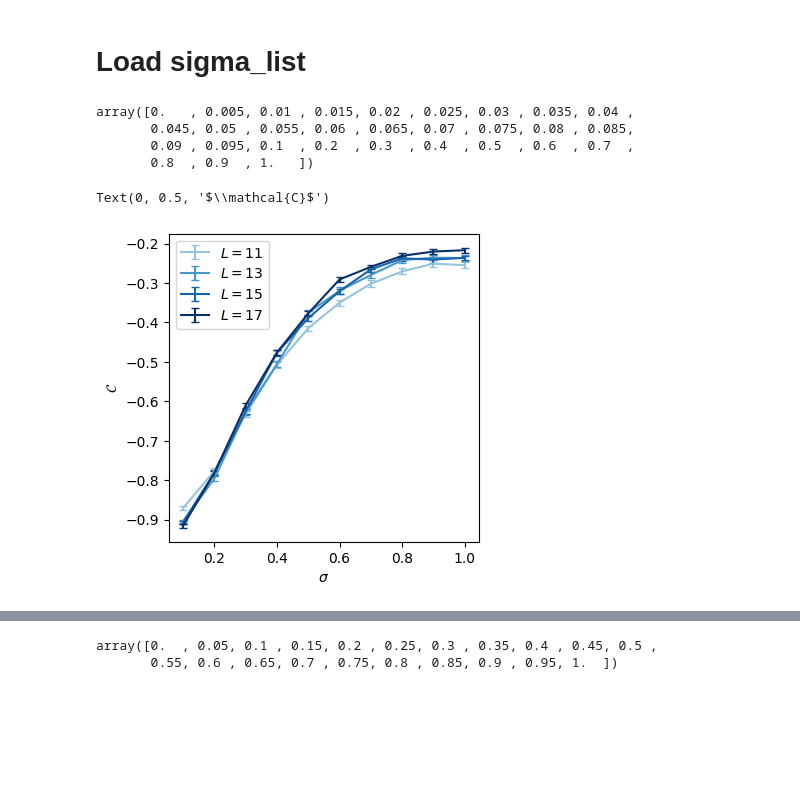
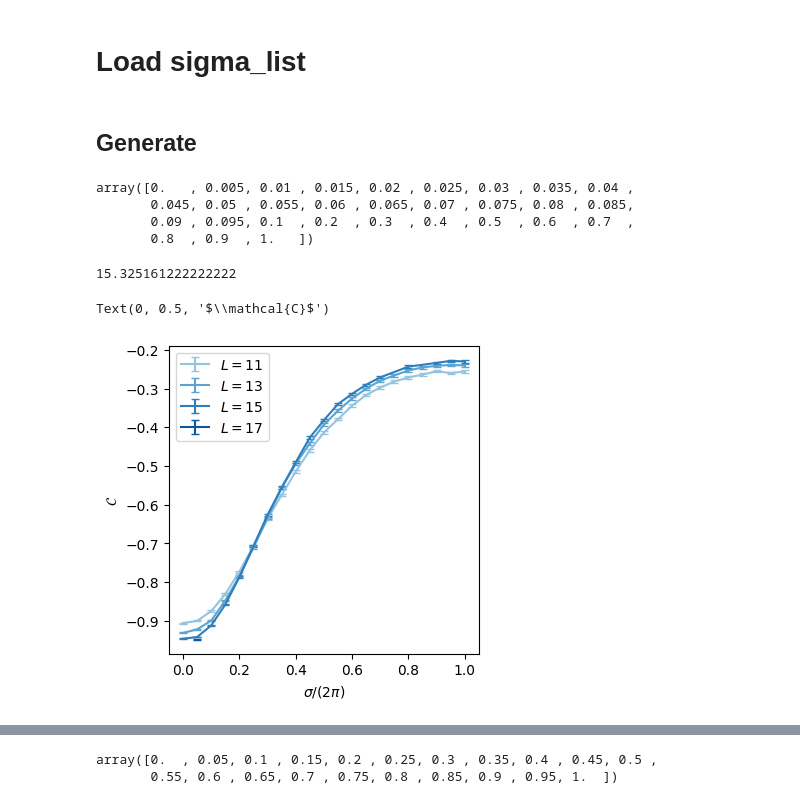
Before and after one commit to hainingpan/GTN, a Jupyter notebook: plot_pytorch.ipynb, the cells around one changed output, grey strips where cells are left out. Cells and saved outputs as stored; diff of their text form; code cells hidden in the pictures; blank space fills up the shorter version.

Commit message:
update plot_pytorch

```diff
--- a/plot_pytorch.ipynb
+++ b/plot_pytorch.ipynb
@@ -21,7 +21,7 @@ from data_collapse import *
 # %% [markdown]
 # Generate
 # %%
-L_list=range(11,21,2)
+L_list=range(11,23,2)
 params_list=[
 ({'es':'50','sigma':0},{'L':L_list,'nshell':[2,],'mu': np.unique(np.round(np.hstack([np.linspace(1.1,2.1,11),np.linspace(1.1,1.6,11)]),2)) }),
 ({'es':'50','sigma':0},{'L':L_list,'nshell':[3,],'mu': np.unique(np.round(np.hstack([np.linspace(1.1,2.1,11),np.linspace(1.3,1.8,11)]),2)) }),
@@ -60,5 +62,5 @@ array([1.1 , 1.15, 1.2 , 1.25, 1.3 , 1.35, 1.4 , 1.45, 1.5 , 1.55, 1.6 ,
 # %%
-L_list=range(11,21,2)
+L_list=range(11,25,2)
 params_list=[
 ({'es':'50','sigma':0},{'L':L_list,'nshell':[2,3,4,5],'mu':np.linspace(1.1,2.1,21)}),
 # ({'es':'50',},{'L':L_list,'nshell':[2,3,4,5],'mu':np.round( np.hstack([np.linspace(1.1,2.1,11),np.linspace(2.2,2.8,4)]) ,2)}),
@@ -299,6 +345,28 @@ array([0.005, 0.01 , 0.015, 0.02 , 0.025, 0.03 , 0.035, 0.04 , 0.045,
        0.9  , 1.   ])
 # %% [markdown]
 # Load sigma_list
+# %% [markdown]
+## Generate
+# %%
+L_list=range(11,19,2)
+params_list=[
+# ({'es':'250','sigma':0},{'L':L_list,'nshell':[2,],'mu': np.unique(np.round(np.hstack([np.linspace(1.1,2.1,11),np.linspace(1.1,1.6,11)]),2)) }),
+({'es':'250','nshell':2,'mu':1},{'L':L_list,'sigma':np.linspace(0,1,21)}),
+]
+for fixed_params,vary_params in params_list:
+    data_0_dict=generate_params(
+        fixed_params=fixed_params,
+        vary_params=vary_params,
+        fn_template='class_A_2D_L{L}_nshell{nshell}_mu{mu:.2f}_sigma{sigma:.3f}_es{es}_seed0_SE.pt',
+        fn_dir_template='.',
+        input_params_template='{L} {mu:.2f} {nshell} {sigma:.3f}',
+        load_data=load_torch_pt,
+        filename="params.txt",
+        filelist=None,
+        load=False,
+        data_dict=None,
+        data_dict_file=None,
+    )
 # %%
 np.round(np.unique(np.hstack([np.linspace(0,0.1,21), np.linspace(0,1,11)[2:]])),3)
 # %% [output]
@@ -306,17 +374,23 @@ array([0.   , 0.005, 0.01 , 0.015, 0.02 , 0.025, 0.03 , 0.035, 0.04 ,
        0.045, 0.05 , 0.055, 0.06 , 0.065, 0.07 , 0.075, 0.08 , 0.085,
        0.09 , 0.095, 0.1  , 0.2  , 0.3  , 0.4  , 0.5  , 0.6  , 0.7  ,
        0.8  , 0.9  , 1.   ])
+# %%
+13792.6451/3600*4
+# %% [output]
+15.325161222222222
 # %%
-L_list=range(11,19,2)
+L_list=range(11,21,2)
 params_list=[
 # ({'es':'50','nshell':2,'mu':1},{'L':L_list,'sigma':np.round(np.unique(np.hstack([np.linspace(0,0.1,21), np.linspace(0,1,11)[2:]])),3)}),
-({'es':'50','nshell':2,'mu':1},{'L':L_list,'sigma':np.linspace(0,1,11)}),
+# ({'es':'50','nshell':2,'mu':1},{'L':L_list,'sigma':np.linspace(0,1,21)}),
+({'es':'300','nshell':2,'mu':1},{'L':L_list,'sigma':np.linspace(0,1,21)}),
 ]
 data_1_dict={'fn':set(),}
 for fixed_params,vary_params in params_list:
     data_1_dict=generate_params(
         fixed_params=fixed_params,
         vary_params=vary_params,
+        # fn_template='class_A_2D_L{L}_nshell{nshell}_mu{mu:.2f}_sigma{sigma:.3f}_es{es}_seed0_SE.pt',
         fn_template='class_A_2D_L{L}_nshell{nshell}_mu{mu:.2f}_sigma{sigma:.3f}_es{es}_seed0_SE.pt',
         fn_dir_template='.',
         input_params_template='',
@@ -333,20 +407,21 @@ df_1=convert_pd(data_1_dict,names=['Metrics','L','nshell','mu','sigma','seed0'])
 # %%
 fig,ax=plt.subplots(figsize=(4,4))
 L=11
 nshell=2
 color_list = iter(plt.cm.Blues(np.linspace(0.4,1,len(L_list))))
-for L in L_list:
+for L in L_list[:-1]:
+    # data=(df_1['observations'].xs('Chern',level='Metrics').xs(nshell,level='nshell').xs(L,level='L').xs(0,level='seed0').xs(1,level='mu'))
     data=(df_1['observations'].xs('Chern',level='Metrics').xs(nshell,level='nshell').xs(L,level='L').xs(0,level='seed0').xs(1,level='mu'))
-    mu_list_1 = data.index
+    sigma_list = data.index
     data_mean = data.apply(np.mean)
     data_sem = data.apply(lambda x: np.std(x)/np.sqrt(len(x)))
-    ax.errorbar(mu_list_1,data_mean,yerr=data_sem,label=f'$L={L}$',capsize=3,color=next(color_list))
+    ax.errorbar(sigma_list,data_mean,yerr=data_sem,label=f'$L={L}$',capsize=3,color=next(color_list))
 ax.legend()
-# ax.set_xlim([1.1,1.6])
-# ax.set_ylim([-1,-0.2])
+# ax.set_xlim([0.2,0.45])
+# ax.set_ylim([-0.8,-0.45])
 
-ax.set_xlabel('$\sigma$')
+ax.set_xlabel('$\sigma/(2\pi)$')
 ax.set_ylabel('$\mathcal{C}$')
 # %% [output]
 Text(0, 0.5, '$\\mathcal{C}$')
-[figure, old version]
+[figure, new version]
```
Also changed, not shown: parts of 16 cells of this notebook, 1 other file.
